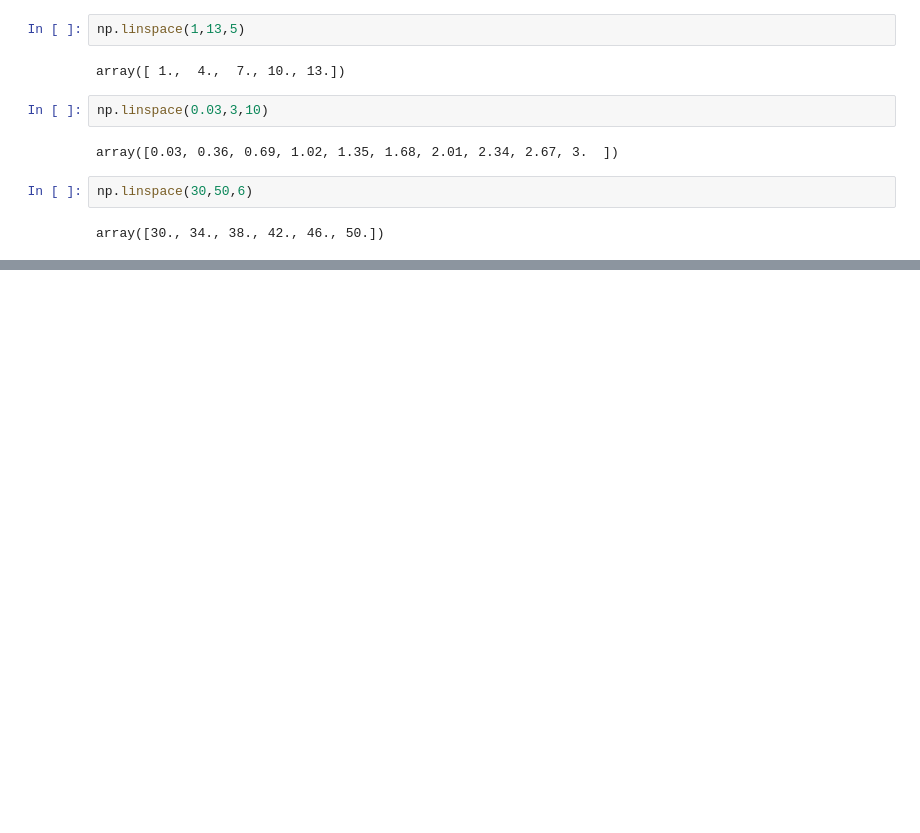
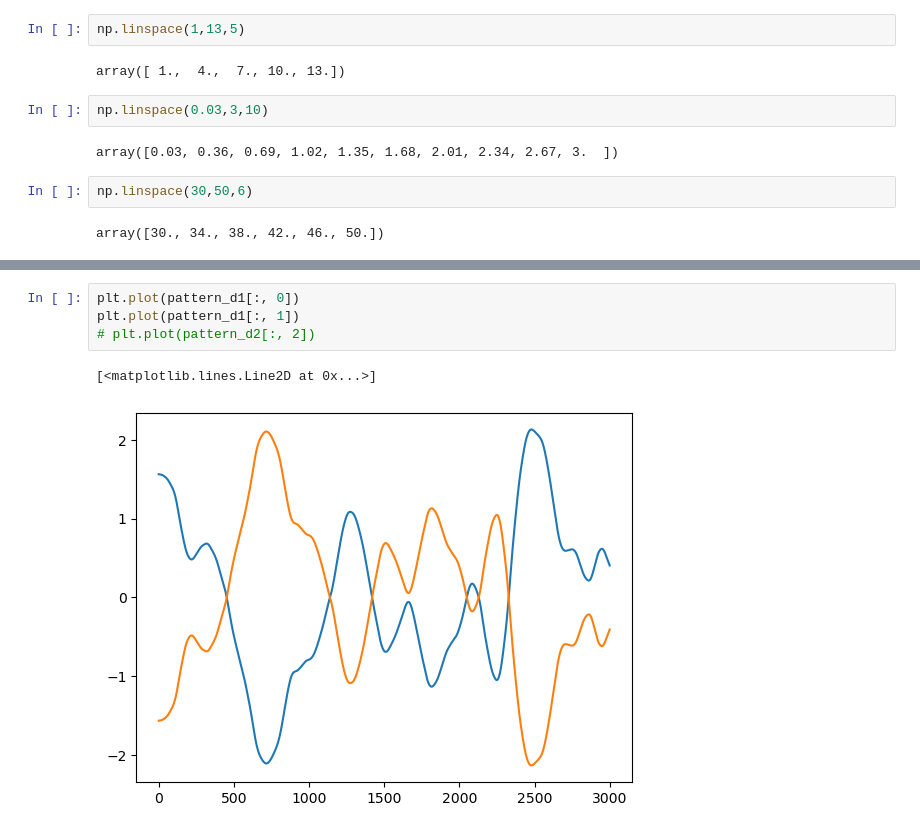
Before and after one commit to fraziphy/spiking-rnn-heterogeneity, a Jupyter notebook: Untitled4.ipynb, the cells around one changed output, grey strips where cells are left out. Saved outputs shown, nothing was run; the diff lists cells and outputs as text; blank space fills up the shorter version.

```diff
--- a/Untitled4.ipynb
+++ b/Untitled4.ipynb
@@ -343,0 +3045,7 @@ array([10., 14., 18., 22., 26., 30., 34., 38., 42., 46., 50.])
+# %%
+plt.plot(pattern_d1[:, 0])
+plt.plot(pattern_d1[:, 1])
+# plt.plot(pattern_d2[:, 2])
+# %% [output]
+[<matplotlib.lines.Line2D at 0x...>]
+[figure, added]
```
Also changed, not shown: parts of 17 cells of this notebook, 39 other files.
